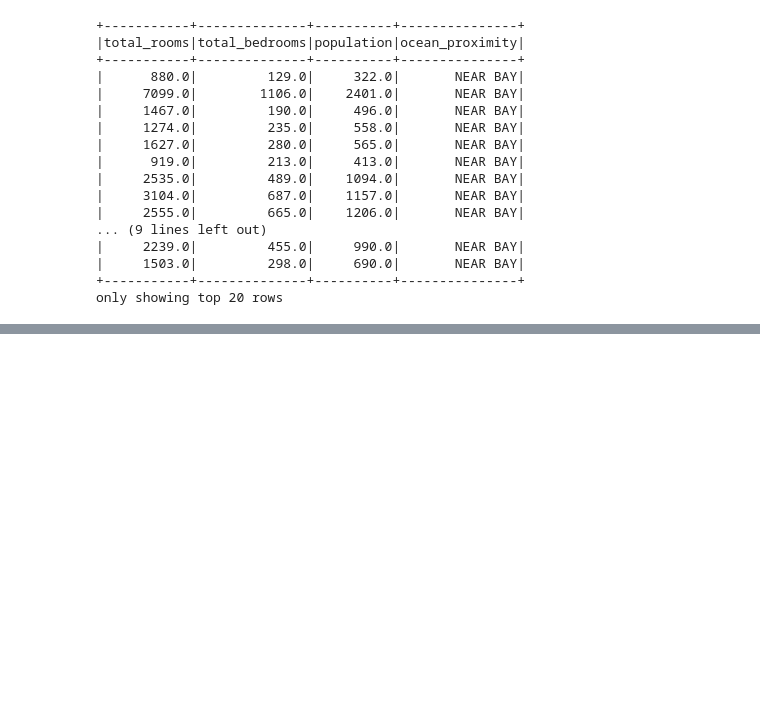
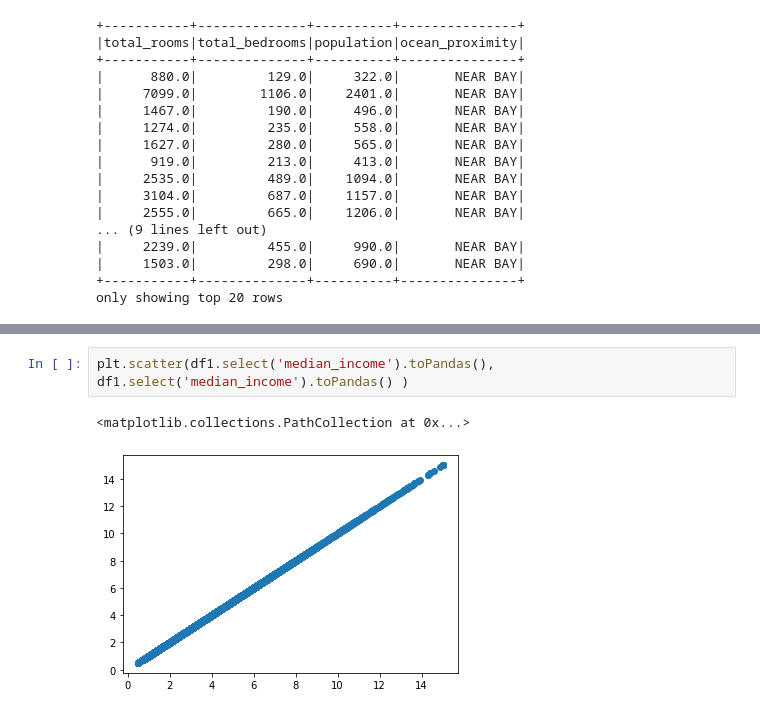
Before and after one commit to chaubeyarvind/DataAnalytics-NumPY, a Jupyter notebook: Bricks_Spark.ipynb, the cells around one changed output, grey strips where cells are left out. Cells and saved outputs as stored; diff of their text form; blank space fills up the shorter version.

```diff
--- a/Bricks_Spark.ipynb
+++ b/Bricks_Spark.ipynb
@@ -414,0 +579,5 @@ only showing top 20 rows
+# %%
+plt.scatter(df1.select('median_income').toPandas(), df1.select('median_income').toPandas() )
+# %% [output]
+<matplotlib.collections.PathCollection at 0x...>
+[figure, added]
```
Also changed, not shown: parts of 17 cells of this notebook.
